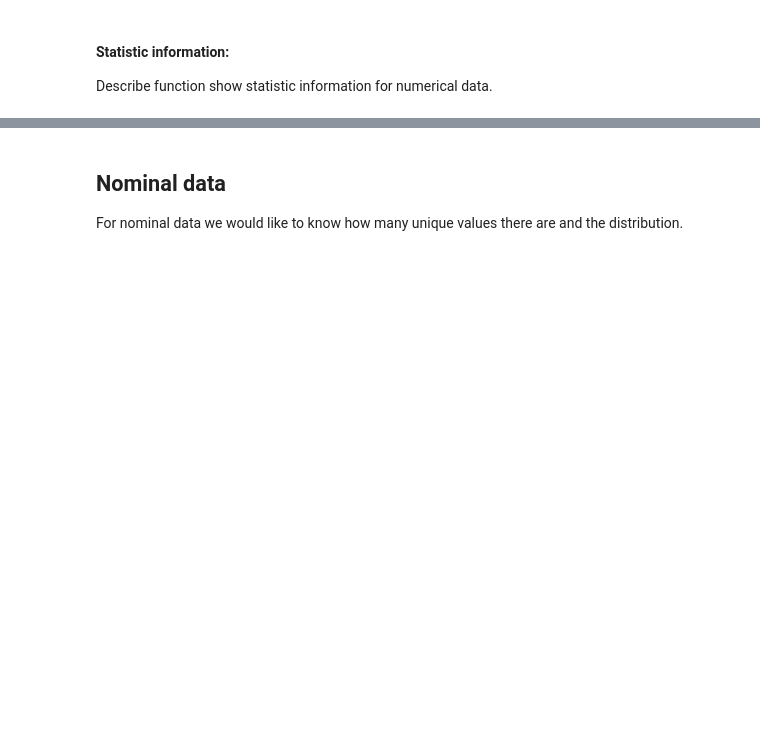
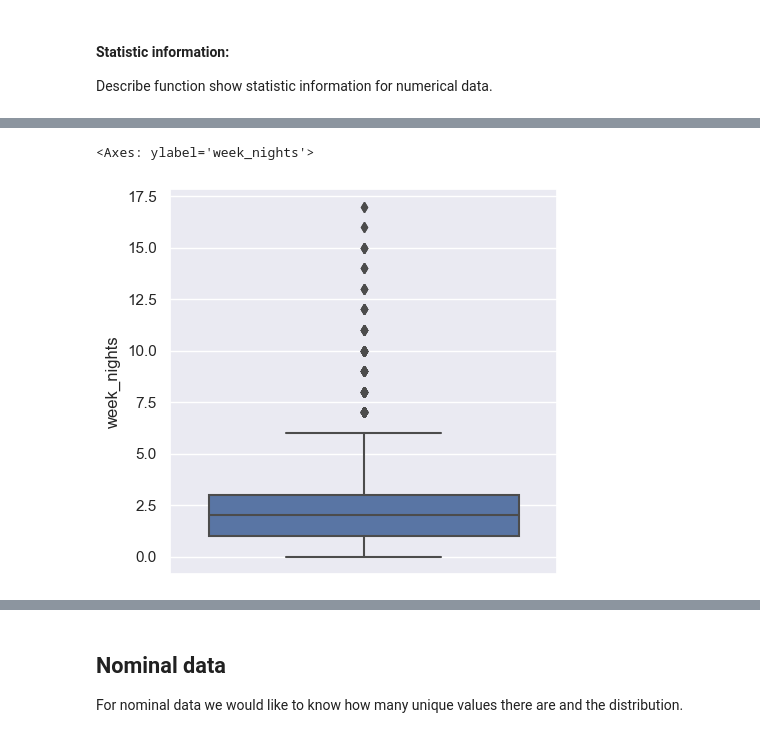
Before and after one commit to Noam-Diamant/Data-Mining, a Jupyter notebook: project.ipynb, the cells around one changed output, grey strips where cells are left out. Saved outputs shown, nothing was run; the diff lists cells and outputs as text; code cells hidden in the pictures; blank space fills up the shorter version.

```diff
--- a/project.ipynb
+++ b/project.ipynb
@@ -148,2 +282,5 @@ sns.boxplot(y="Age", data=df)
 # %%
-sns.boxplot(y="Fare", data=df)
+sns.boxplot(y="week_nights", data=df)
+# %% [output]
+<Axes: ylabel='week_nights'>
+[figure, added]
```
Also changed, not shown: parts of 70 cells of this notebook.
